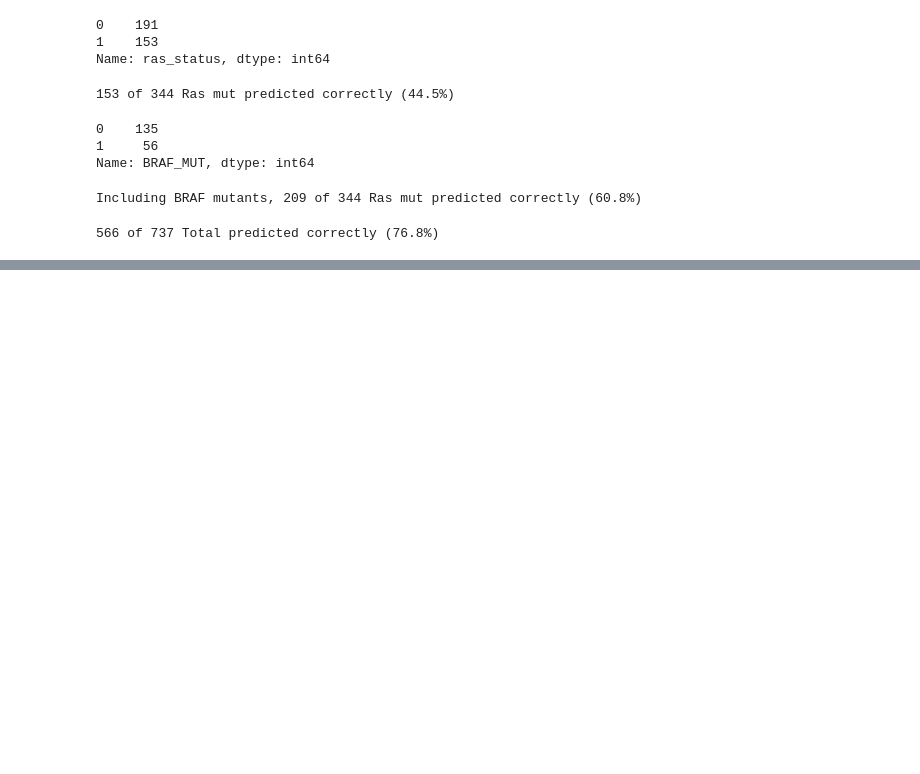
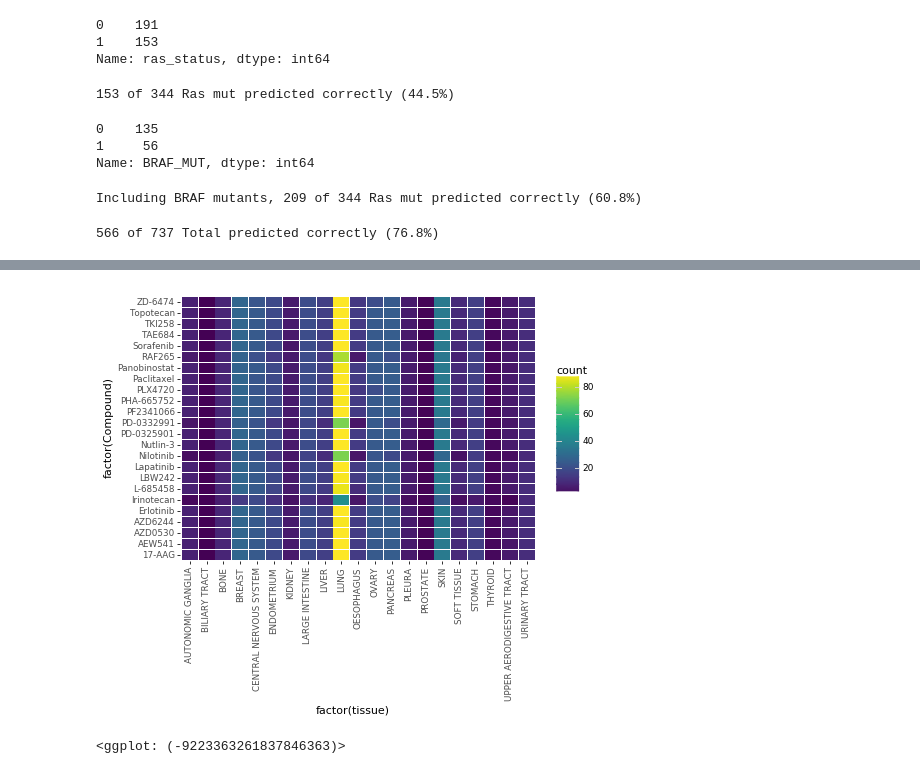
Before and after one commit to greenelab/pancancer, a Jupyter notebook: scripts/ras_cell_line_predictions.ipynb, the cells around one changed output, grey strips where cells are left out. Drawn from its saved outputs; the diff is of its cells as text; code cells hidden in the pictures; blank space fills up the shorter version.

```diff
--- a/scripts/ras_cell_line_predictions.ipynb
+++ b/scripts/ras_cell_line_predictions.ipynb
@@ -418,0 +425,8 @@ print('{} of {} Total predicted correctly ({:.1f}%)'.format(total_correct,
+# %%
+# Load in pharmacological results
+pharm_file = os.path.join('..', 'data', 'CCLE_NP24.2009_Drug_data_2015.02.24.csv')
+pharm_df = pd.read_csv(pharm_file, index_col=0)
+pharm_df = pharm_df.assign(tissue = [' '.join(x[1:]) for x in pharm_df.index.str.split('_')])
+
+pharm_full_df = pharm_df.merge(ccle_full_df, left_index=True, right_index=True)
+pharm_full_df.head()
@@ -418,0 +484,17 @@ print('{} of {} Total predicted correctly ({:.1f}%)'.format(total_correct,
+# %%
+# What is the cell line tissue representation?
+compound_heatmap = pd.pivot_table(pharm_full_df[['tissue', 'Compound']],
+                                  columns='tissue', index='Compound',
+                                  aggfunc=len)
+
+compound_heatmap = pd.DataFrame(compound_heatmap.unstack()).reset_index()
+compound_heatmap.columns = ['tissue', 'Compound', 'count']
+compound_heatmap = compound_heatmap.sort_values(by=['tissue', 'Compound'])
+# %%
+gg.ggplot(compound_heatmap, gg.aes('factor(tissue)', 'factor(Compound)', fill='count')) + \
+gg.geom_tile(gg.aes(width=.95, height=.95)) + \
+gg.theme(axis_text_x=gg.element_text(rotation=90),
+         panel_background=gg.element_rect(fill='white'))
+# %% [output]
+[figure, added]
+<ggplot: (-9223363261837846363)>
```
Also changed, not shown: parts of 9 cells of this notebook, 11 other files.
